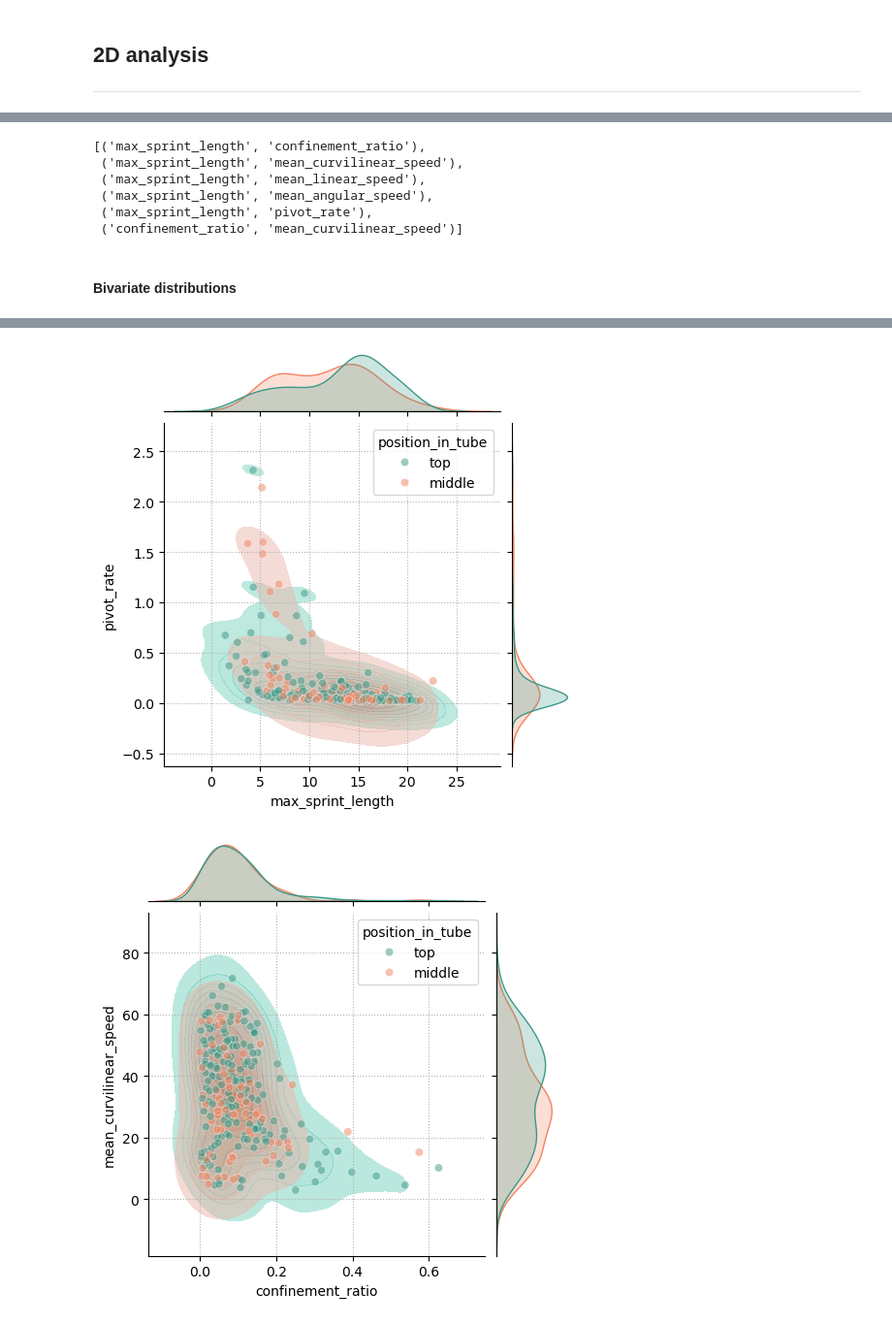
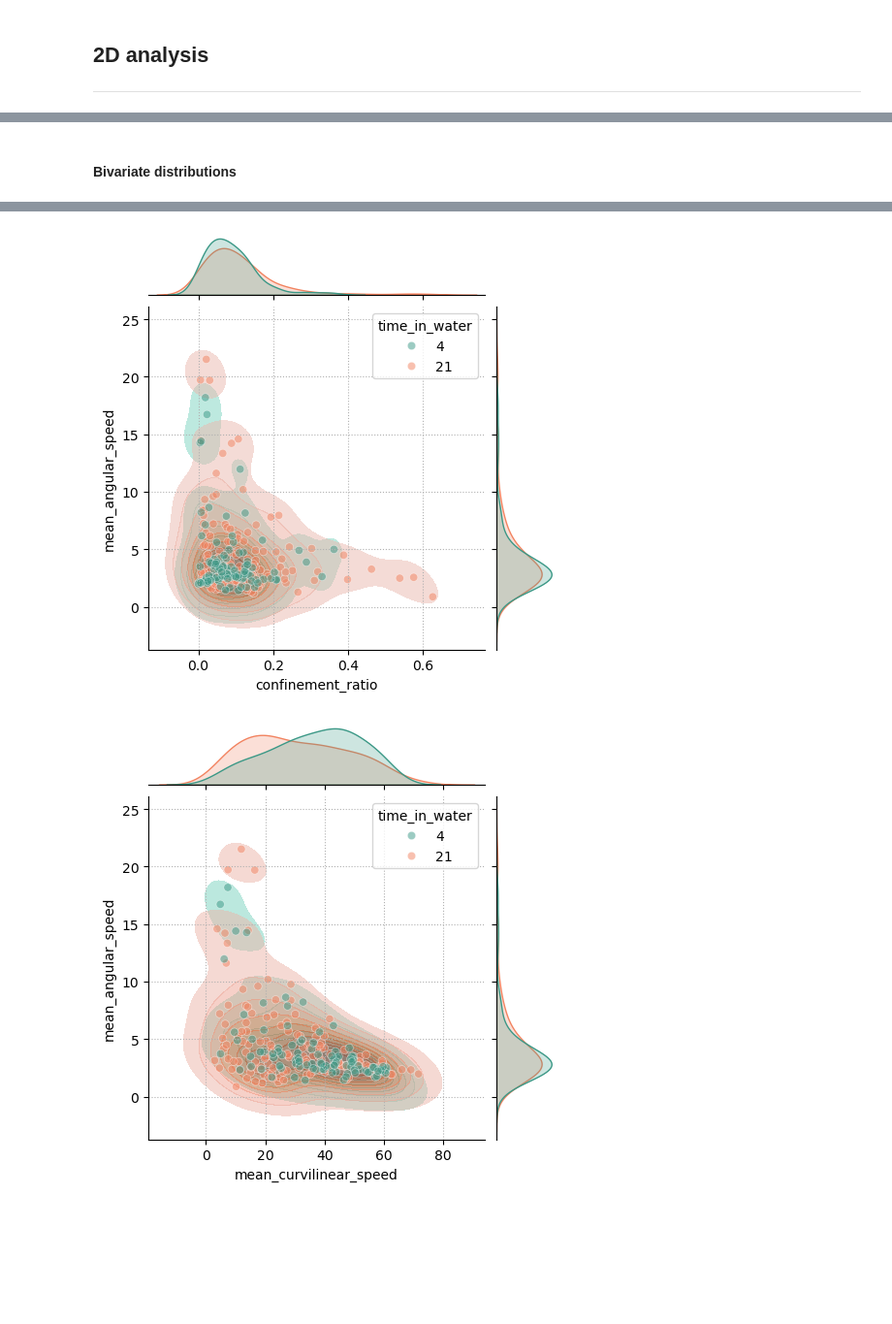
Before and after one commit to Arcadia-Science/2024-unicellular-tracking, a Jupyter notebook: notebooks/2_Motility_Analysis_Pools.ipynb, the cells around one changed output, grey strips where cells are left out. Shown at 97% size. Cells and saved outputs as stored; diff of their text form; code cells hidden in the pictures; blank space fills up the shorter version.

Commit message:
reduce subset of metrics

```diff
--- a/notebooks/2_Motility_Analysis_Pools.ipynb
+++ b/notebooks/2_Motility_Analysis_Pools.ipynb
@@ -60,12 +60,12 @@ Select metrics for which to show univariate distributions.
 # %%
 # set metrics
 metrics_subset = [
-    "max_sprint_length",
+    # "max_sprint_length",
     "confinement_ratio",
     "mean_curvilinear_speed",
-    "mean_linear_speed",
+    # "mean_linear_speed",
     "mean_angular_speed",
-    "pivot_rate",
+    # "pivot_rate",
 ]
 
 # set experimental variables
@@ -121,37 +118,0 @@ for variable in experimental_variables:
-# %%
-# loop through experimental variables
-# (position in tube and time in water)
-for variable in experimental_variables:
-    # create figure
-    ncols = len(metrics_subset)
-    fig, axes = plt.subplots(
-        ncols=ncols,
-        figsize=(4 * ncols, 3),
-    )
-
-    # loop through select metrics
-    for i, metric in enumerate(metrics_subset):
-        last = len(metrics_subset) - 1
-        legend = True if i == last else False
-        ylabel = "Percent" if i == 0 else ""
-
-        # render violin plot
-        sns.violinplot(
-            data=motility_metrics_dataframe,
-            x=variable,
-            y=metric,
-            hue=variable,
-            palette=["#3B9886", "#F28360"],
-            inner="box",
-            split=True,
-            legend=legend,
-            alpha=0.4,
-            ax=axes.flat[i],
-        )
-
-        # aesthetics
-        axes[i].grid(ls=":")
-        sns.despine(ax=axes[i])
-
-    # add space between subplots
-    plt.tight_layout()
@@ -166,13 +173,3 @@ for variable in experimental_variables:
-# %%
-metrics_combinations = list(combinations(metrics_subset, 2))[:6]
-metrics_combinations
-# %% [output]
-[('max_sprint_length', 'confinement_ratio'),
- ('max_sprint_length', 'mean_curvilinear_speed'),
- ('max_sprint_length', 'mean_linear_speed'),
- ('max_sprint_length', 'mean_angular_speed'),
- ('max_sprint_length', 'pivot_rate'),
- ('confinement_ratio', 'mean_curvilinear_speed')]
 # %% [markdown]
 #### Bivariate distributions
 # %%
@@ -180,7 +177,7 @@ metrics_combinations
 # (position in tube and time in water)
 for variable in experimental_variables:
     # loop through combinations of metrics
-    for metric_i, metric_j in metrics_combinations:
+    for metric_i, metric_j in combinations(metrics_subset, 2):
         # render joint distribution
         g = sns.JointGrid(
             data=motility_metrics_dataframe,
@@ -204,2 +201,2 @@ for variable in experimental_variables:
-[figure, old version]
+[figure, new version]
-[figure, old version]
+[figure, new version]
```
Also changed, not shown: parts of 8 cells of this notebook.
